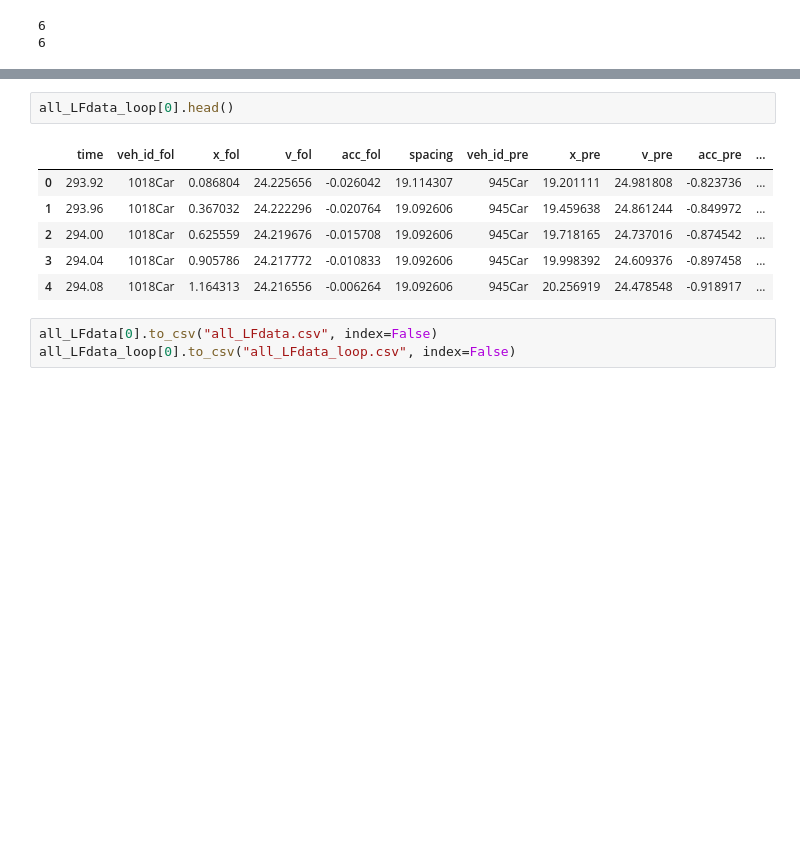
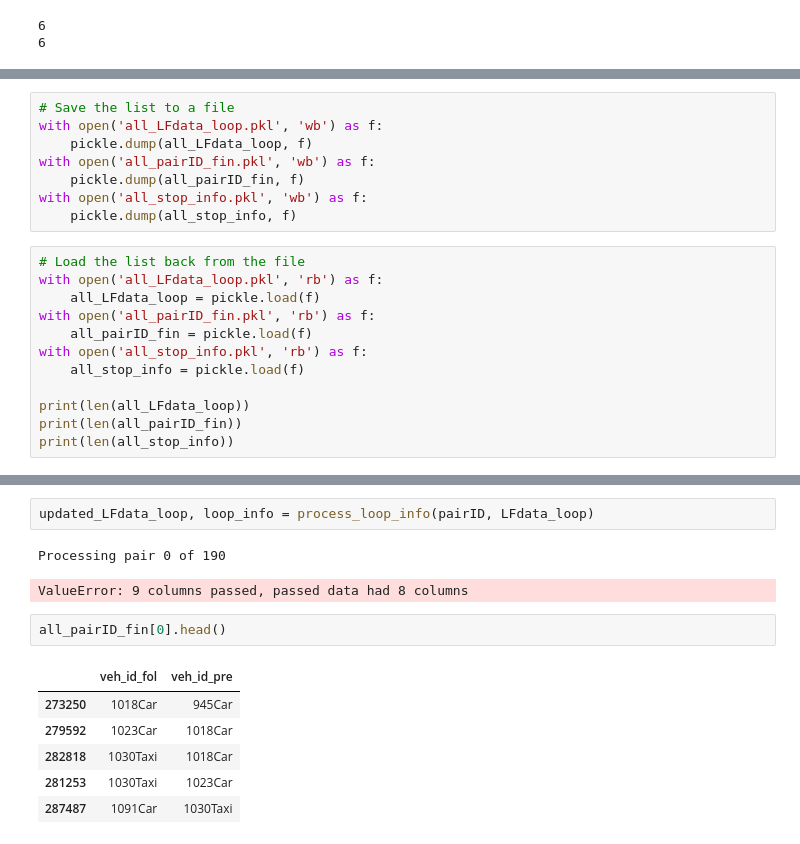
Before and after one commit to Ye-eun/urban-trajectory-analysis, a Jupyter notebook: pneuma_analysis.ipynb, the cells around one changed output, grey strips where cells are left out. Cells and saved outputs as stored; diff of their text form; blank space fills up the shorter version.

```diff
--- a/pneuma_analysis.ipynb
+++ b/pneuma_analysis.ipynb
@@ -852,0 +997,20 @@ print(all_LFdata_loop[5]['loop'].unique())
+# %%
+# Save the list to a file
+with open('all_LFdata_loop.pkl', 'wb') as f:
+    pickle.dump(all_LFdata_loop, f)
+with open('all_pairID_fin.pkl', 'wb') as f:
+    pickle.dump(all_pairID_fin, f)
+with open('all_stop_info.pkl', 'wb') as f:
+    pickle.dump(all_stop_info, f)
+# %%
+# Load the list back from the file
+with open('all_LFdata_loop.pkl', 'rb') as f:
+    all_LFdata_loop = pickle.load(f)
+with open('all_pairID_fin.pkl', 'rb') as f:
+    all_pairID_fin = pickle.load(f)
+with open('all_stop_info.pkl', 'rb') as f:
+    all_stop_info = pickle.load(f)
+
+print(len(all_LFdata_loop))
+print(len(all_pairID_fin))
+print(len(all_stop_info))
@@ -853,12 +1197,14 @@ print(all_LFdata_loop[5]['loop'].unique())
+# %%
+updated_LFdata_loop, loop_info = process_loop_info(pairID, LFdata_loop)
+# %% [output]
+Processing pair 0 of 190
+ValueError: 9 columns passed, passed data had 8 columns
 # %%
-all_LFdata_loop[0].head()
+all_pairID_fin[0].head()
 # %% [output]
-|  | time | veh_id_fol | x_fol | v_fol | acc_fol | spacing | veh_id_pre | x_pre | v_pre | acc_pre | ... |
-| 0 | 293.92 | 1018Car | 0.086804 | 24.225656 | -0.026042 | 19.114307 | 945Car | 19.201111 | 24.981808 | -0.823736 | ... |
-| 1 | 293.96 | 1018Car | 0.367032 | 24.222296 | -0.020764 | 19.092606 | 945Car | 19.459638 | 24.861244 | -0.849972 | ... |
-| 2 | 294.00 | 1018Car | 0.625559 | 24.219676 | -0.015708 | 19.092606 | 945Car | 19.718165 | 24.737016 | -0.874542 | ... |
-| 3 | 294.04 | 1018Car | 0.905786 | 24.217772 | -0.010833 | 19.092606 | 945Car | 19.998392 | 24.609376 | -0.897458 | ... |
-| 4 | 294.08 | 1018Car | 1.164313 | 24.216556 | -0.006264 | 19.092606 | 945Car | 20.256919 | 24.478548 | -0.918917 | ... |
+|  | veh_id_fol | veh_id_pre |
+| 273250 | 1018Car | 945Car |
+| 279592 | 1023Car | 1018Car |
+| 282818 | 1030Taxi | 1018Car |
+| 281253 | 1030Taxi | 1023Car |
+| 287487 | 1091Car | 1030Taxi |
-# %%
-all_LFdata[0].to_csv("all_LFdata.csv", index=False)
-all_LFdata_loop[0].to_csv("all_LFdata_loop.csv", index=False)
```
Also changed, not shown: parts of 14 cells of this notebook.
